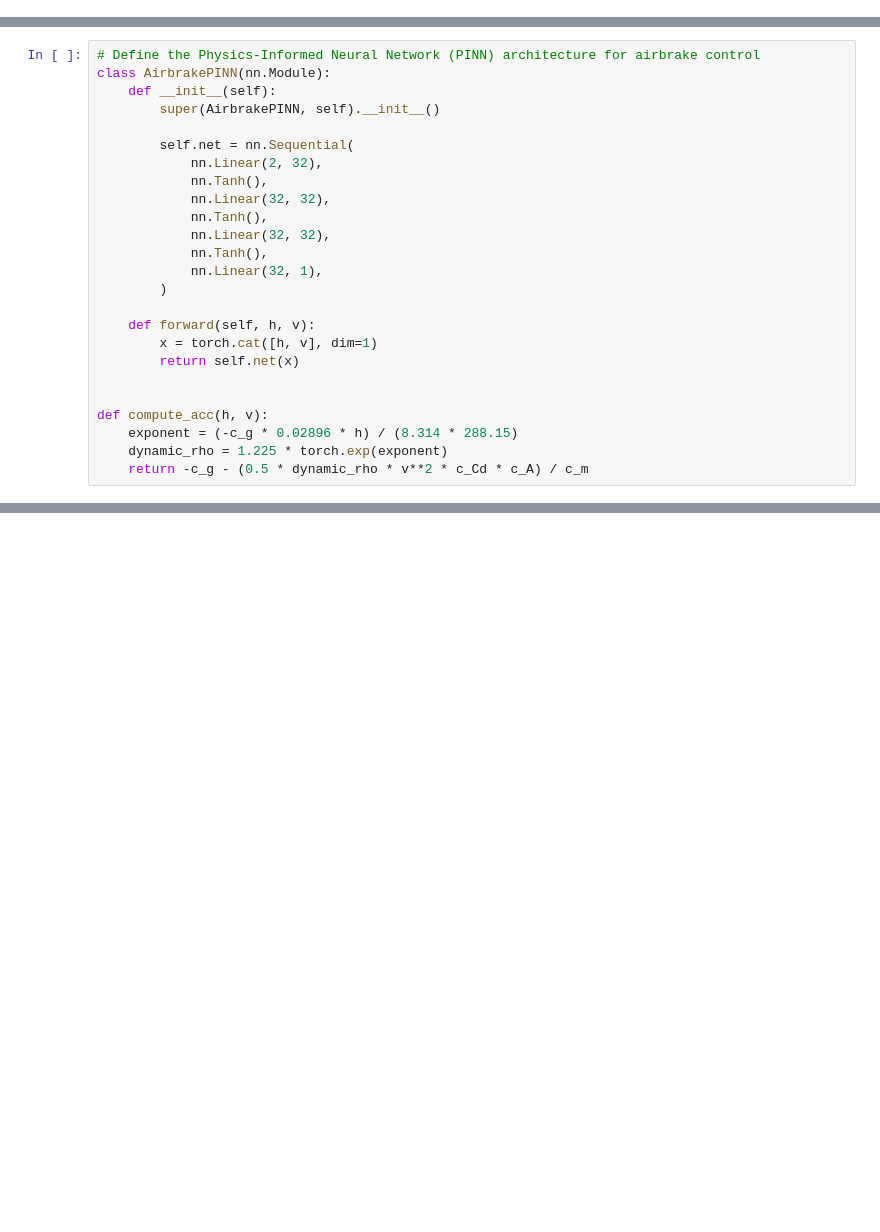
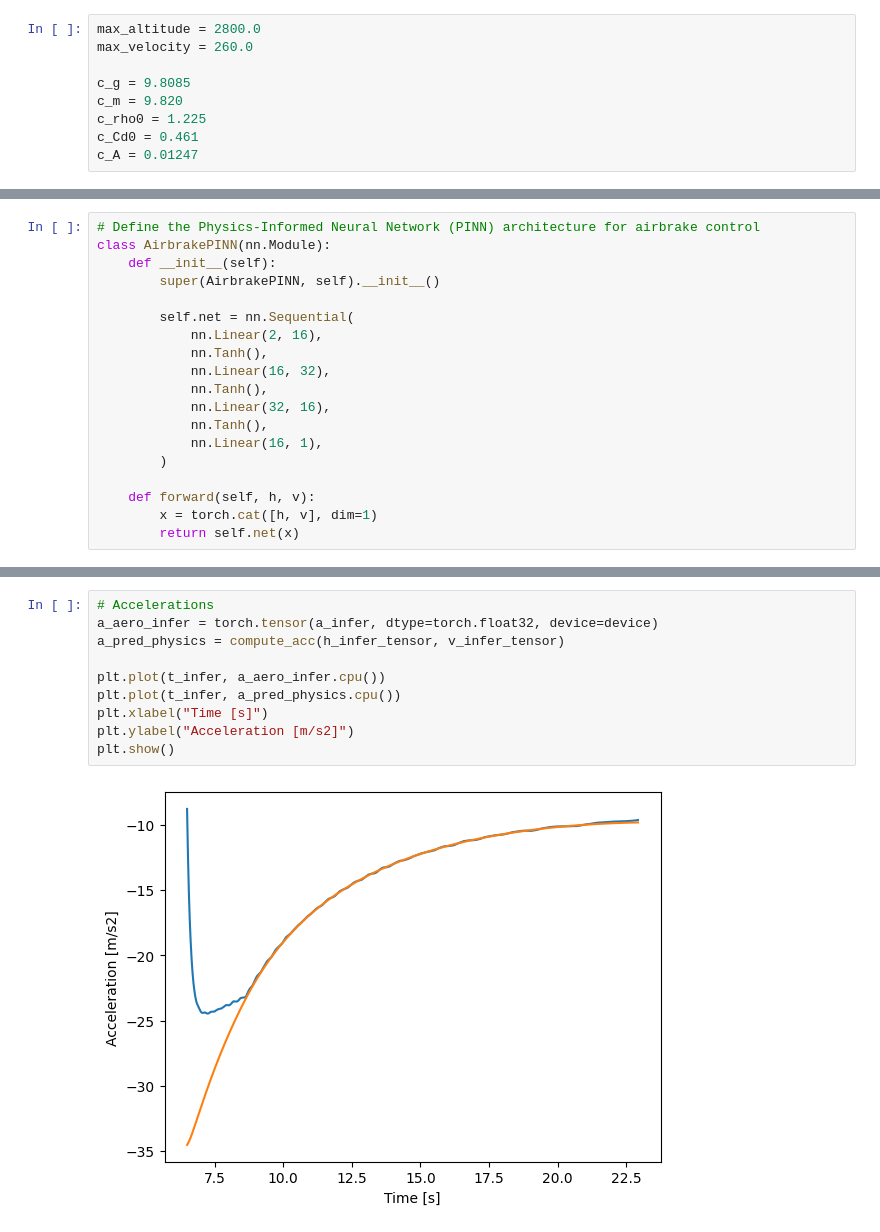
Before and after one commit to RocketScienceOfficial/rocket-codebase, a Jupyter notebook: firmware/src/modules/airbrake_nn/model/airbrake_model.ipynb, the cells around one changed output, grey strips where cells are left out. Drawn from its saved outputs; the diff is of its cells as text; blank space fills up the shorter version.

```diff
--- a/firmware/src/modules/airbrake_nn/model/airbrake_model.ipynb
+++ b/firmware/src/modules/airbrake_nn/model/airbrake_model.ipynb
@@ -7,0 +10,9 @@ import matplotlib.pyplot as plt
+# %%
+max_altitude = 2800.0
+max_velocity = 260.0
+
+c_g = 9.8085
+c_m = 9.820
+c_rho0 = 1.225
+c_Cd0 = 0.461
+c_A = 0.01247
@@ -84,21 +216,15 @@ class AirbrakePINN(nn.Module):
         super(AirbrakePINN, self).__init__()
 
         self.net = nn.Sequential(
-            nn.Linear(2, 32),
+            nn.Linear(2, 16),
             nn.Tanh(),
-            nn.Linear(32, 32),
+            nn.Linear(16, 32),
             nn.Tanh(),
-            nn.Linear(32, 32),
+            nn.Linear(32, 16),
             nn.Tanh(),
-            nn.Linear(32, 1),
+            nn.Linear(16, 1),
         )
 
     def forward(self, h, v):
         x = torch.cat([h, v], dim=1)
         return self.net(x)
-
-
-def compute_acc(h, v):
-    exponent = (-c_g * 0.02896 * h) / (8.314 * 288.15)
-    dynamic_rho = 1.225 * torch.exp(exponent)
-    return -c_g - (0.5 * dynamic_rho * v**2 * c_Cd * c_A) / c_m
@@ -220 +388,13 @@ plt.show()
+# %%
+# Accelerations
+a_aero_infer = torch.tensor(a_infer, dtype=torch.float32, device=device)
+a_pred_physics = compute_acc(h_infer_tensor, v_infer_tensor)
+
+plt.plot(t_infer, a_aero_infer.cpu())
+plt.plot(t_infer, a_pred_physics.cpu())
+plt.xlabel("Time [s]")
+plt.ylabel("Acceleration [m/s2]")
+plt.show()
+# %% [output]
+[figure, added]
 # %%
```
Also changed, not shown: parts of 25 cells of this notebook, 5 other files.
